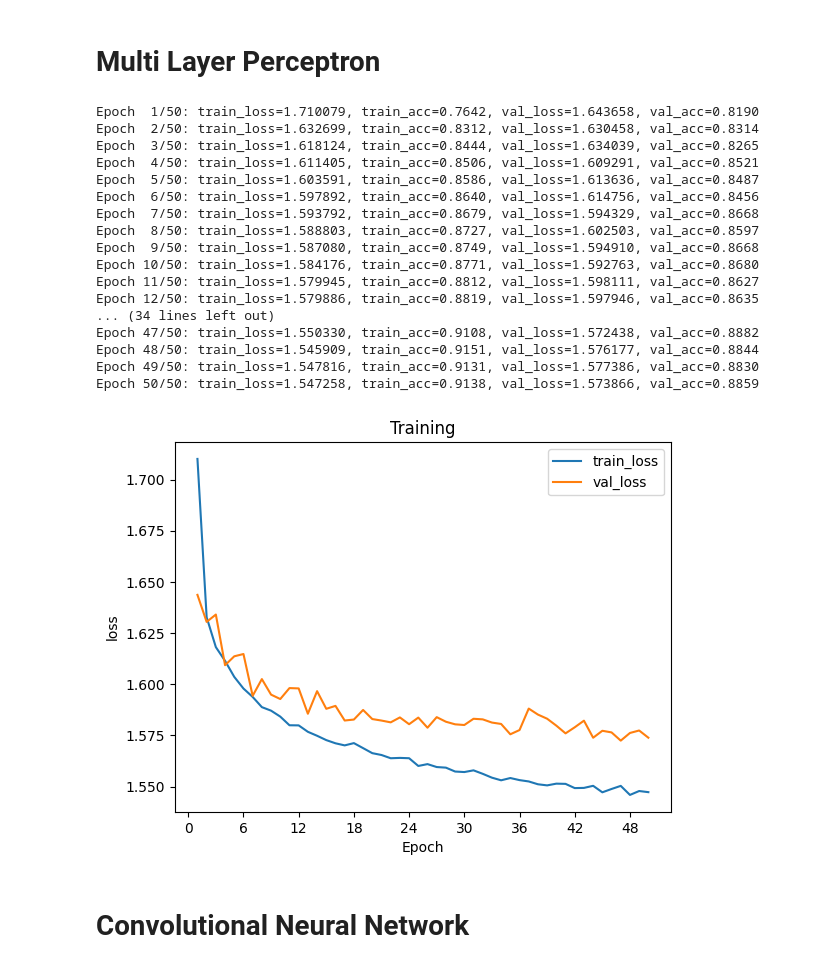
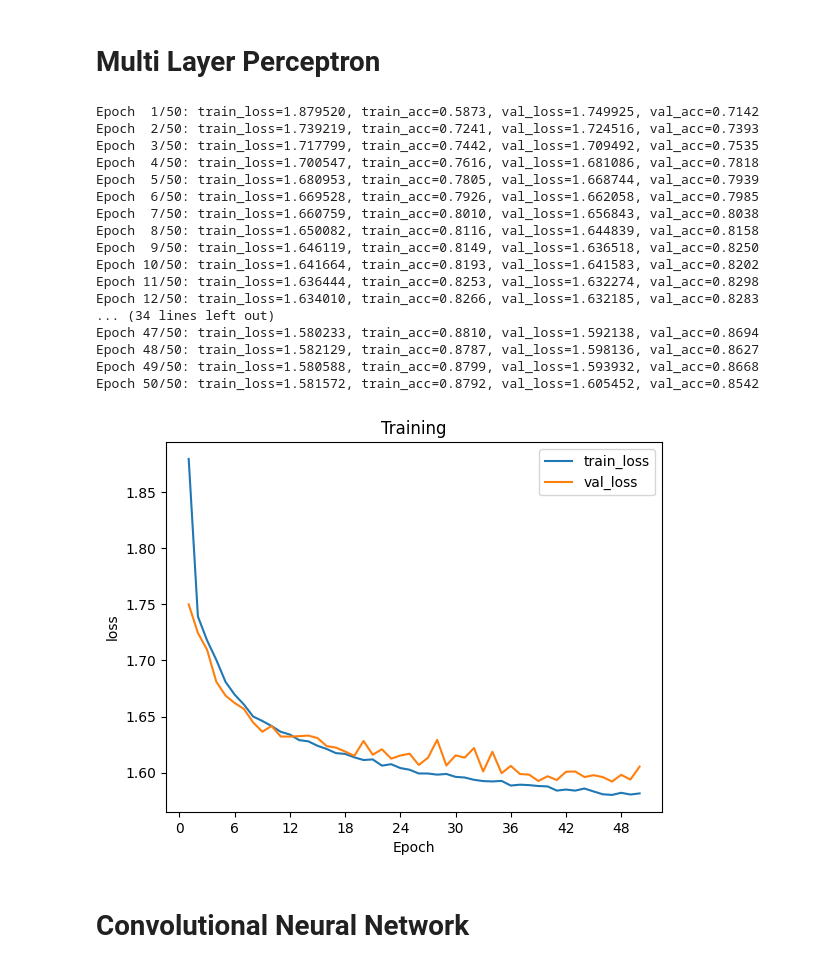
Before and after one commit to hoverslam/cv-projects, a Jupyter notebook: fashion_mnist/fashion_mnist.ipynb, the cells around one changed output. Drawn from its saved outputs; the diff is of its cells as text; code cells hidden in the pictures.

Commit message:
Increase number of hidden layers

```diff
--- a/fashion_mnist/fashion_mnist.ipynb
+++ b/fashion_mnist/fashion_mnist.ipynb
@@ -37,7 +32,7 @@ transform = transforms.Compose([
 # %%
 # Download train and test set
-train = datasets.FashionMNIST("data", train=True, download=True, transform=transform)
-test = datasets.FashionMNIST("data", train=False, download=True, transform=transform)
+train = datasets.FashionMNIST("data", train=True, download=True, transform=transforms.ToTensor())
+test = datasets.FashionMNIST("data", train=False, download=True, transform=transforms.ToTensor())
 # %%
 class_names = [
     "T-shirt/top",
@@ -54,28 +49,28 @@ class_names = [
 # %% [markdown]
 # Multi Layer Perceptron
 # %%
-mlp = FashionMLP(hidden_dims=(128, 128))
+mlp = FashionMLP(hidden_dims=(512, 512, 512))
 history = mlp.train(train, epochs=50, val_split=0.2)
 plot_training(history)
 # %% [output]
-Epoch  1/50: train_loss=1.710079, train_acc=0.7642, val_loss=1.643658, val_acc=0.8190
-Epoch  2/50: train_loss=1.632699, train_acc=0.8312, val_loss=1.630458, val_acc=0.8314
-Epoch  3/50: train_loss=1.618124, train_acc=0.8444, val_loss=1.634039, val_acc=0.8265
-Epoch  4/50: train_loss=1.611405, train_acc=0.8506, val_loss=1.609291, val_acc=0.8521
-Epoch  5/50: train_loss=1.603591, train_acc=0.8586, val_loss=1.613636, val_acc=0.8487
-Epoch  6/50: train_loss=1.597892, train_acc=0.8640, val_loss=1.614756, val_acc=0.8456
-Epoch  7/50: train_loss=1.593792, train_acc=0.8679, val_loss=1.594329, val_acc=0.8668
-Epoch  8/50: train_loss=1.588803, train_acc=0.8727, val_loss=1.602503, val_acc=0.8597
-Epoch  9/50: train_loss=1.587080, train_acc=0.8749, val_loss=1.594910, val_acc=0.8668
-Epoch 10/50: train_loss=1.584176, train_acc=0.8771, val_loss=1.592763, val_acc=0.8680
-Epoch 11/50: train_loss=1.579945, train_acc=0.8812, val_loss=1.598111, val_acc=0.8627
-Epoch 12/50: train_loss=1.579886, train_acc=0.8819, val_loss=1.597946, val_acc=0.8635
+Epoch  1/50: train_loss=1.879520, train_acc=0.5873, val_loss=1.749925, val_acc=0.7142
+Epoch  2/50: train_loss=1.739219, train_acc=0.7241, val_loss=1.724516, val_acc=0.7393
+Epoch  3/50: train_loss=1.717799, train_acc=0.7442, val_loss=1.709492, val_acc=0.7535
+Epoch  4/50: train_loss=1.700547, train_acc=0.7616, val_loss=1.681086, val_acc=0.7818
+Epoch  5/50: train_loss=1.680953, train_acc=0.7805, val_loss=1.668744, val_acc=0.7939
+Epoch  6/50: train_loss=1.669528, train_acc=0.7926, val_loss=1.662058, val_acc=0.7985
+Epoch  7/50: train_loss=1.660759, train_acc=0.8010, val_loss=1.656843, val_acc=0.8038
+Epoch  8/50: train_loss=1.650082, train_acc=0.8116, val_loss=1.644839, val_acc=0.8158
+Epoch  9/50: train_loss=1.646119, train_acc=0.8149, val_loss=1.636518, val_acc=0.8250
+Epoch 10/50: train_loss=1.641664, train_acc=0.8193, val_loss=1.641583, val_acc=0.8202
+Epoch 11/50: train_loss=1.636444, train_acc=0.8253, val_loss=1.632274, val_acc=0.8298
+Epoch 12/50: train_loss=1.634010, train_acc=0.8266, val_loss=1.632185, val_acc=0.8283
 ... (34 lines left out)
-Epoch 47/50: train_loss=1.550330, train_acc=0.9108, val_loss=1.572438, val_acc=0.8882
-Epoch 48/50: train_loss=1.545909, train_acc=0.9151, val_loss=1.576177, val_acc=0.8844
-Epoch 49/50: train_loss=1.547816, train_acc=0.9131, val_loss=1.577386, val_acc=0.8830
-Epoch 50/50: train_loss=1.547258, train_acc=0.9138, val_loss=1.573866, val_acc=0.8859
+Epoch 47/50: train_loss=1.580233, train_acc=0.8810, val_loss=1.592138, val_acc=0.8694
+Epoch 48/50: train_loss=1.582129, train_acc=0.8787, val_loss=1.598136, val_acc=0.8627
+Epoch 49/50: train_loss=1.580588, train_acc=0.8799, val_loss=1.593932, val_acc=0.8668
+Epoch 50/50: train_loss=1.581572, train_acc=0.8792, val_loss=1.605452, val_acc=0.8542
-[figure, old version]
+[figure, new version]
 # %% [markdown]
 # Convolutional Neural Network
 # %%
```
Also changed, not shown: parts of 2 cells of this notebook, 1 other file.
